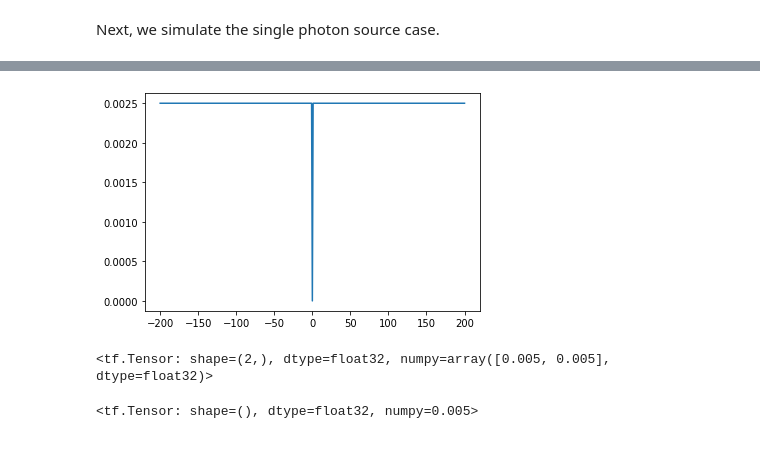
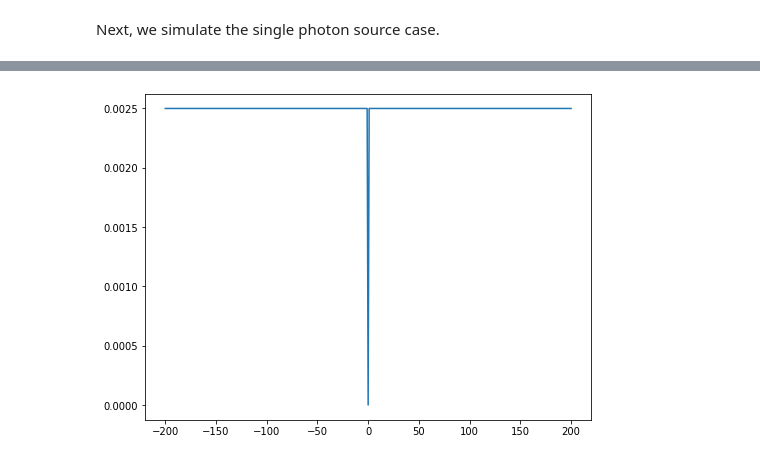
Before and after one commit to ubsuny/g2-coral, a Jupyter notebook: mc_simulation/simu_tfd.ipynb, the cells around one changed output, grey strips where cells are left out. Cells and saved outputs as stored; diff of their text form; code cells hidden in the pictures.

```diff
--- a/mc_simulation/simu_tfd.ipynb
+++ b/mc_simulation/simu_tfd.ipynb
@@ -56,28 +38,22 @@ array([0.0025, 0.0025, 0.0025, 0.0025, 0.0025, 0.0025, 0.0025, 0.0025,
 # %%
-total_bin = 400      # number of total time bins
-bin_number = tf.range(-1 * total_bin//2,total_bin//2+1,delta=1,dtype=float32)
+total_bin = 400     # number of total time bins
+bin_array = tf.range(-1 * total_bin//2,total_bin//2+1,delta=1,dtype=float32)
 
-tbin_n = tf.constant(np.linspace(min(bin_number),-1,total_bin//2),dtype=float32)
-tbin_p = tf.constant(np.linspace(1,max(bin_number),total_bin//2),dtype=float32)
+tbin_n = tf.constant(np.linspace(min(bin_array),-1,total_bin//2),dtype=float32)
+tbin_p = tf.constant(np.linspace(1,max(bin_array),total_bin//2),dtype=float32)
 
 uni_dist = tfd.MixtureSameFamily(
-    mixture_distribution = tfd.Categorical(probs=[0.5, 0.5]),
-    components_distribution = tfd.Uniform(low=[min(bin_number),1],high=[0,max(bin_number)+1])
+    mixture_distribution =
+    tfd.Categorical(probs=[tbin_n.shape[0]/total_bin,0, tbin_p.shape[0]/total_bin]),
+
+    components_distribution =
+    tfd.Uniform(low=[min(bin_array)-1,-1,1],high=[-1,1,max(bin_array)+1])
                        )
+
 uni_prob = uni_dist.prob([tbin_n,tbin_p])
 uni_prob = tf.concat([uni_prob[0],[0],uni_prob[1]],0)
-plt.plot(bin_number,uni_prob)
+plt.plot(bin_array,uni_prob)
+#plt.xlim(-2,2)
 plt.show()
 # %% [output]
-[figure, old version]
+[figure, new version]
-# %%
-
-d2=tfd.Uniform(low=1,high=100)
-x1=np.linspace(-100,-1,100)
-d=tfd.MixtureSameFamily(
-    mixture_distribution = tfd.Categorical(probs=[0.5, 0.5]),
-    components_distribution = tfd.Uniform(low=[-101,1],high=[-1,101])
-                       )
-d.prob([3,4])
-# %% [output]
-<tf.Tensor: shape=(2,), dtype=float32, numpy=array([0.005, 0.005], dtype=float32)>
@@ -87,4 +59,0 @@ x2=np.linspace(1,100,100)
-# %%
-d.prob(5)
-# %% [output]
-<tf.Tensor: shape=(), dtype=float32, numpy=0.005>
```
Also changed, not shown: parts of 12 cells of this notebook.
